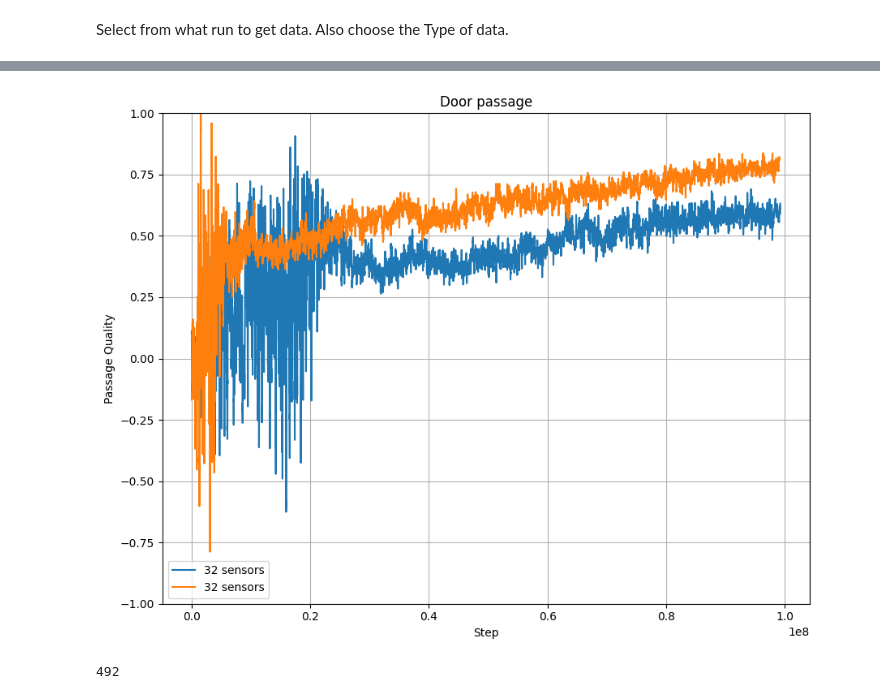
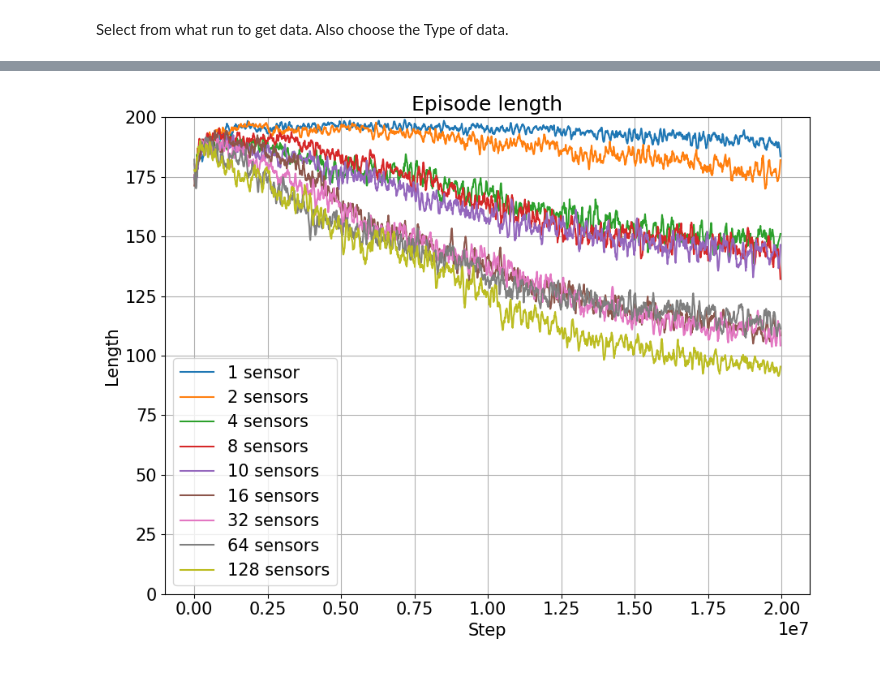
Before and after one commit to muehlefeldt/unity-machine-learning, a Jupyter notebook: python/notebooks/plot.ipynb, the cells around one changed output, grey strips where cells are left out. Saved outputs shown, nothing was run; the diff lists cells and outputs as text; code cells hidden in the pictures.

```diff
--- a/python/notebooks/plot.ipynb
+++ b/python/notebooks/plot.ipynb
@@ -22,8 +25,8 @@ tag_colors = {
 Select from what run to get data. Also choose the Type of data.
 # %%
 multiple_runs = True
-selected_runs: list[int] = list(range(6107, 6109))
+selected_runs: list[int] = list(range(6072, 6081))
 #selected_run = 1000
 plot_step = 5
 plot_all = True
-selected_tag = Tag.DOOR_PASSAGE
+selected_tag = Tag.EP_LENGTH
@@ -66,6 +47,8 @@ summary_file_path = Path("C:/Users/max.muehlefeldt/Documents/GitHub/unity-machin
 with open(summary_file_path, mode="rb") as file:
     summary_dict = pickle.load(file)
 # %%
+matplotlib.rcParams['font.size'] = 15
+
 #if len(selected_runs) > 1:
 if True:
     fig = plt.figure(figsize=(9, 7))
@@ -118,31 +101,31 @@ if True:
         axs_first.set_title("Door passage")
 
     axs_first.set_xlabel("Step")
 
     axs_first.legend()
     axs_first.grid()
 
     #handles, labels = axs_first.get_legend_handles_labels()
     #order = [1, 2, 3, 4, 5, 0, 6]
     #axs_first.legend(
     #    [handles[i] for i in order],
     #    [labels[i] for i in order])
 
     # Second plot.
     #selected_tag = Tag.EP_LENGTH
     #axs_second = fig.add_subplot(gs[1, 0])
     #axs_second.plot(x_values[selected_tag], y_values[selected_tag], color=tag_colors[selected_tag])
     #axs_second.set_title(selected_tag.value.split("/")[-1])
     #axs_second.set_ylim(0, 200)
     #axs_second.set_xlabel("Step")
     #axs_second.set_ylabel("Actions")
     #axs_second.grid()
     #axs_second.legend()
 
     plt.subplots_adjust(hspace=0.4)
     plt.style.use("default")
     plt.tight_layout()
     #plt.savefig(f"{selected_run}_all.pdf")
     fig.savefig(f"{selected_runs[0]}-{selected_runs[-1]}_{selected_tag}.pdf")
 # %% [output]
-[figure, old version]
+[figure, new version]
@@ -155,4 +131,0 @@ for tag in y_values:
-# %%
-len(y_values[Tag.EP_LENGTH])
-# %% [output]
-492
```
Also changed, not shown: parts of 5 cells of this notebook.
